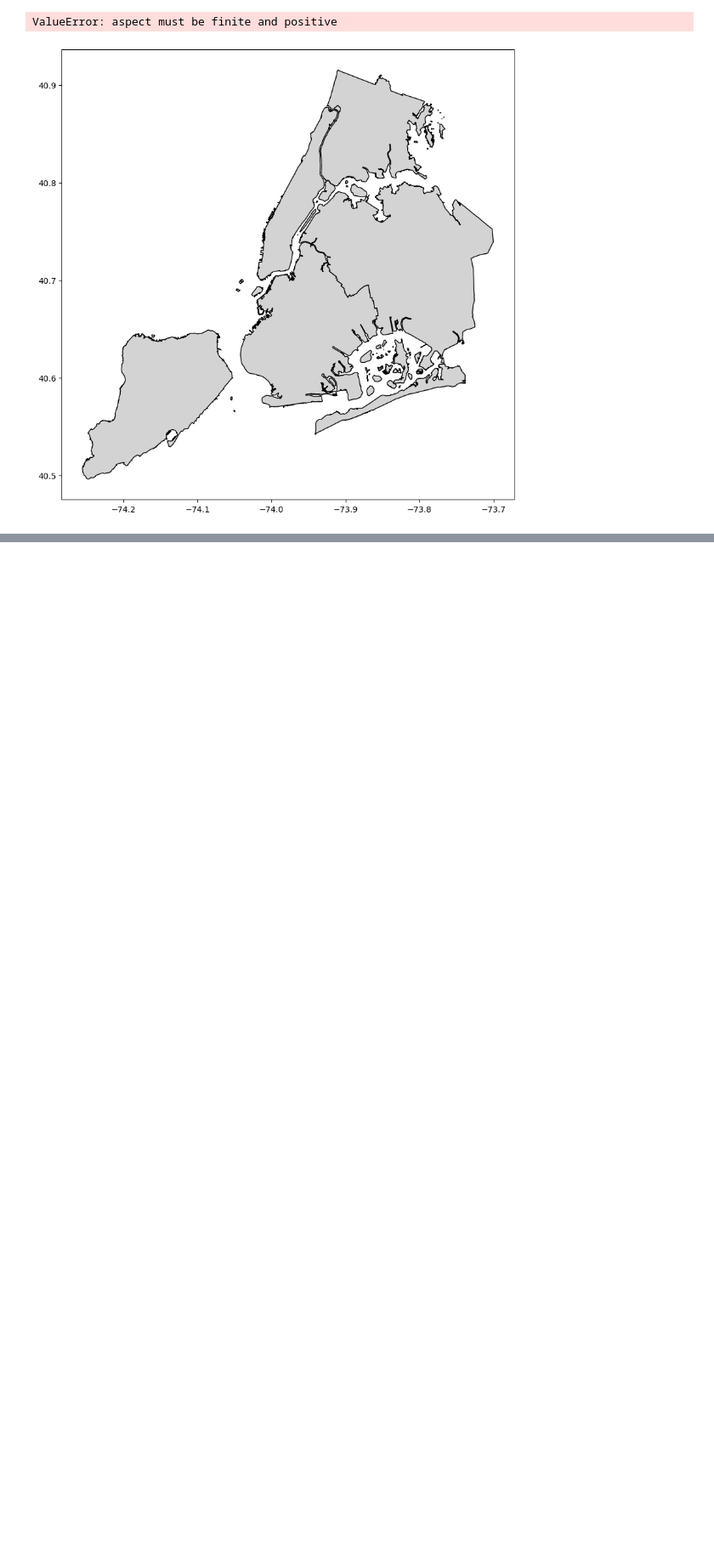
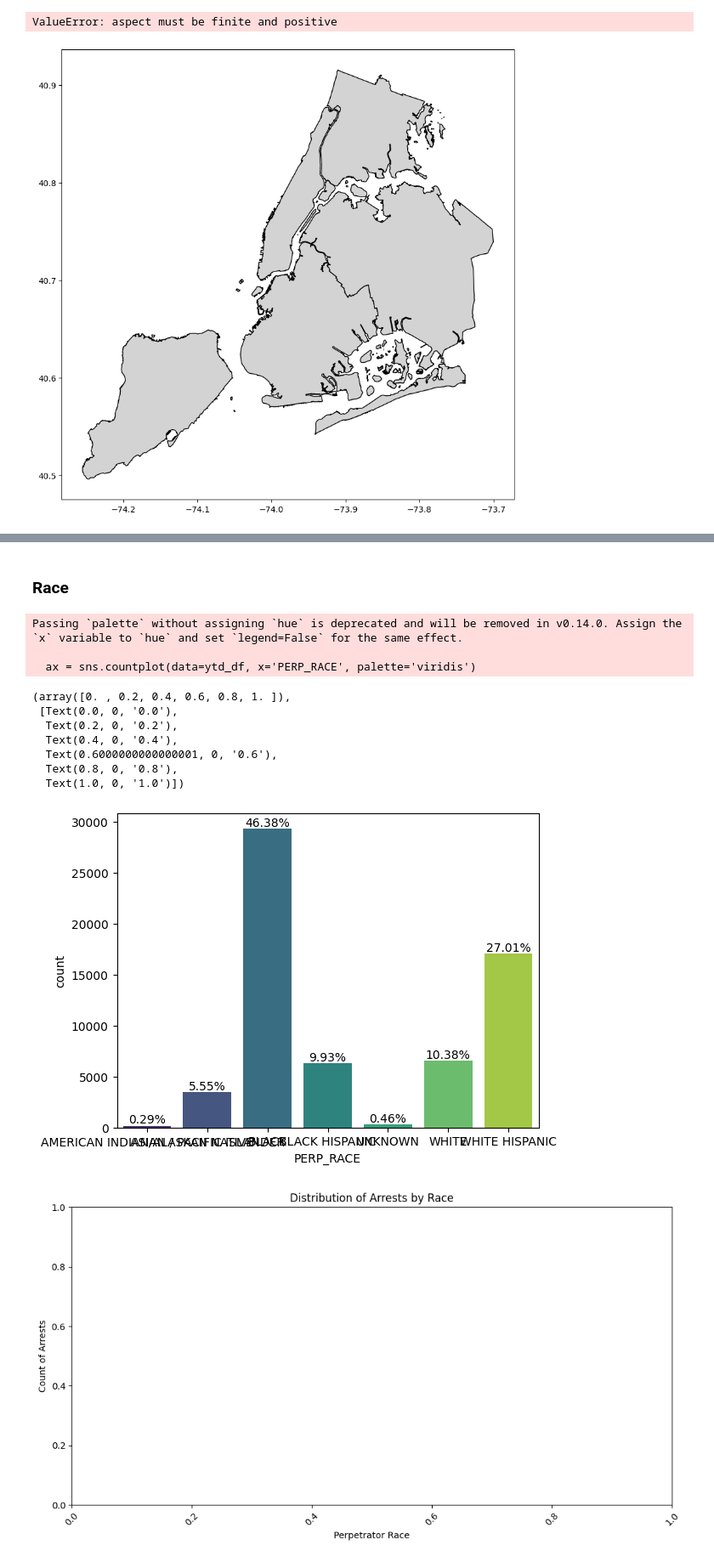
Before and after one commit to CarlosGG18/NYPD-Arrest-Analysis, a Jupyter notebook: 2024_YTD_EDA.ipynb, the cells around one changed output, grey strips where cells are left out. Shown at 85% size. Drawn from its saved outputs; the diff is of its cells as text; code cells hidden in the pictures; blank space fills up the shorter version.

```diff
--- a/2024_YTD_EDA.ipynb
+++ b/2024_YTD_EDA.ipynb
@@ -369,0 +449,35 @@ ValueError: aspect must be finite and positive
+# %% [markdown]
+### Race
+# %%
+ax = sns.countplot(data=ytd_df, x='PERP_RACE', palette='viridis')
+total_arrests = len(ytd_df)
+
+plt.figure(figsize=(12, 6))
+
+def add_annotations(ax, total_count):
+    for p in ax.patches:
+        height = p.get_height()
+        percentage = (height / total_count) * 100
+        ax.annotate(f'{percentage:.2f}%',
+                    (p.get_x() + p.get_width() / 2., height),
+                    ha='center', va='center', fontsize=10, color='black',
+                    xytext=(0, 5), textcoords='offset points')
+add_annotations(ax, total_arrests)
+plt.title('Distribution of Arrests by Race')
+plt.xlabel('Perpetrator Race')
+plt.ylabel('Count of Arrests')
+plt.xticks(rotation=45)
+# plt.show()
+# %% [output]
+Passing `palette` without assigning `hue` is deprecated and will be removed in v0.14.0. Assign the `x` variable to `hue` and set `legend=False` for the same effect.
+
+  ax = sns.countplot(data=ytd_df, x='PERP_RACE', palette='viridis')
+(array([0. , 0.2, 0.4, 0.6, 0.8, 1. ]),
+ [Text(0.0, 0, '0.0'),
+  Text(0.2, 0, '0.2'),
+  Text(0.4, 0, '0.4'),
+  Text(0.6000000000000001, 0, '0.6'),
+  Text(0.8, 0, '0.8'),
+  Text(1.0, 0, '1.0')])
+[figure, added]
+[figure, added]
```
Also changed, not shown: parts of 6 cells of this notebook.
